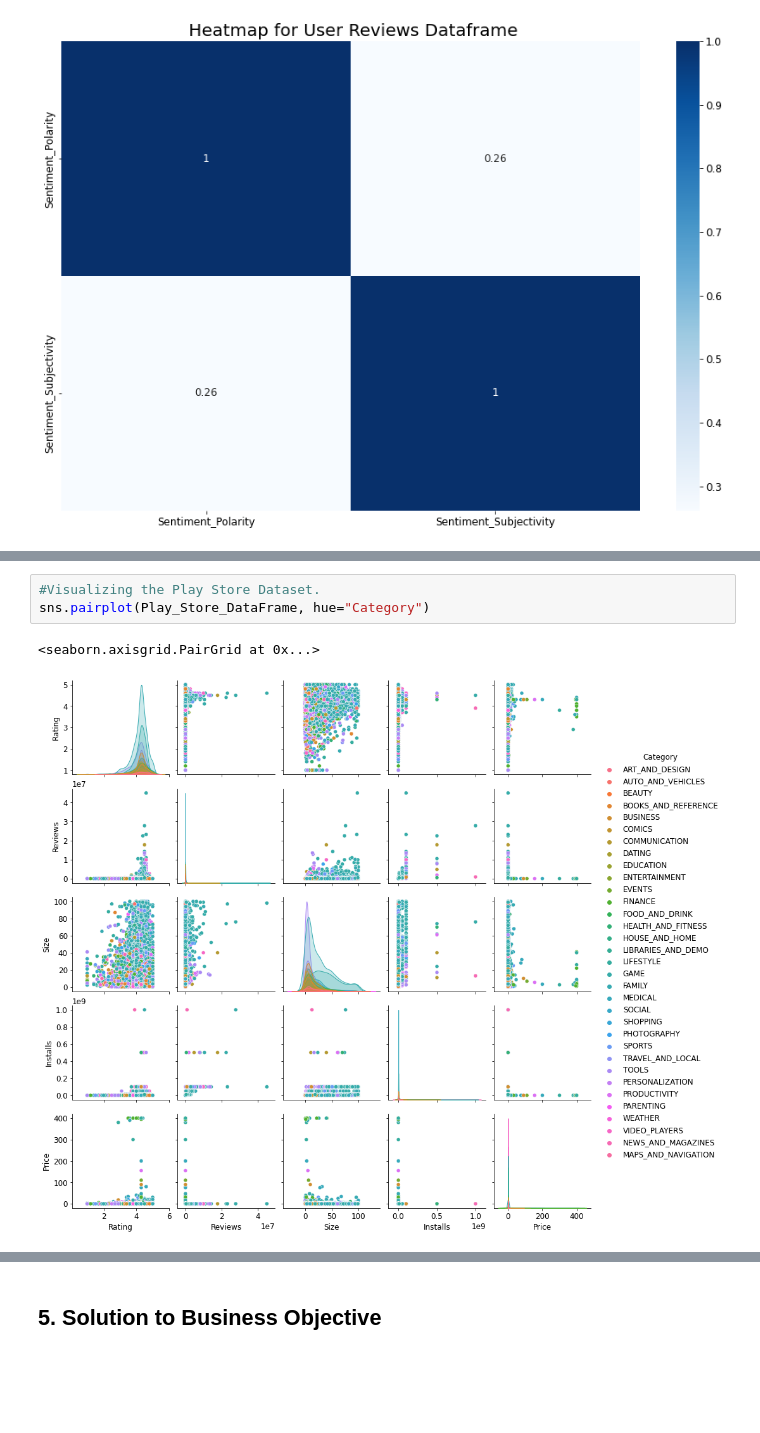
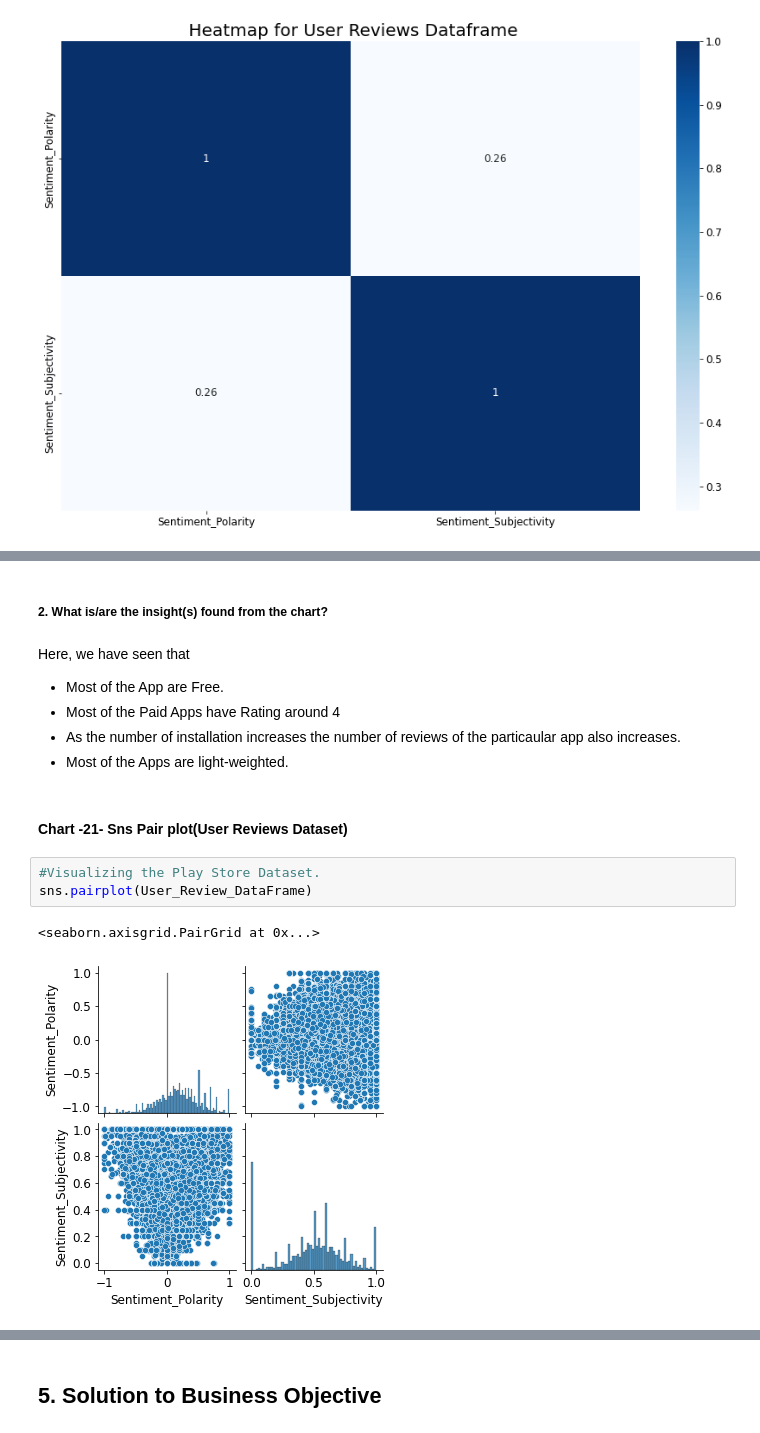
Before and after one commit to MohammadSarim/Capstone-Project-1-Play-Store-App-Review-Analysis, a Jupyter notebook: Capstone_Project_EDA_(PlayStore_App_Review_Analysis).ipynb, the cells around one changed output, grey strips where cells are left out. Saved outputs shown, nothing was run; the diff lists cells and outputs as text; blank space fills up the shorter version.

```diff
--- a/Capstone_Project_EDA_(PlayStore_App_Review_Analysis).ipynb
+++ b/Capstone_Project_EDA_(PlayStore_App_Review_Analysis).ipynb
@@ -1977,6 +1999,16 @@ Text(0.5, 1.0, ' Heatmap for User Reviews Dataframe')
+# %% [markdown]
+##### 2. What is/are the insight(s) found from the chart?
+# %% [markdown]
+Here, we have seen that
+* Most of the App are Free.
+* Most of the Paid Apps have Rating around 4
+* As the number of installation increases the number of reviews of the particaular app also increases.
+* Most of the Apps are light-weighted.
+# %% [markdown]
+#### Chart -21- Sns Pair plot(User Reviews Dataset)
 # %%
 #Visualizing the Play Store Dataset.
-sns.pairplot(Play_Store_DataFrame, hue="Category")
+sns.pairplot(User_Review_DataFrame)
 # %% [output]
 <seaborn.axisgrid.PairGrid at 0x...>
-[figure, old version]
+[figure, new version]
```
Also changed, not shown: parts of 96 cells of this notebook.
